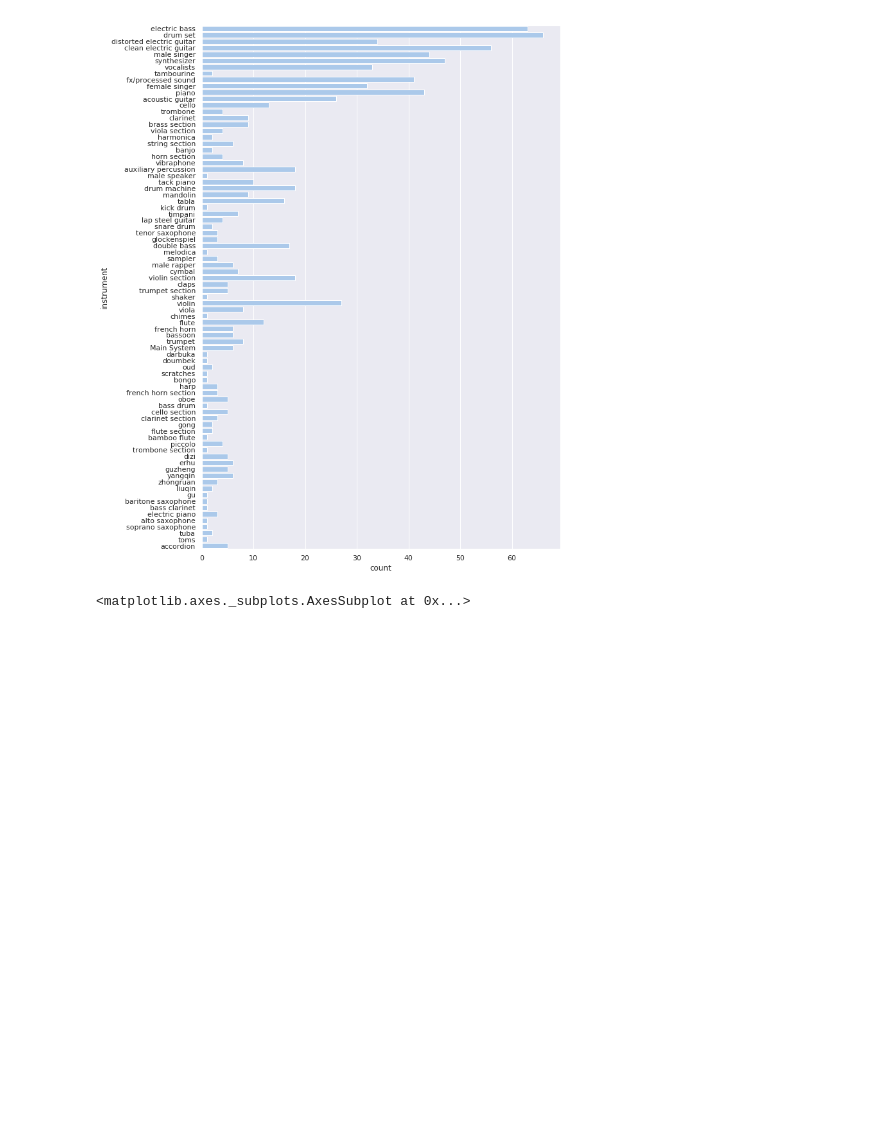
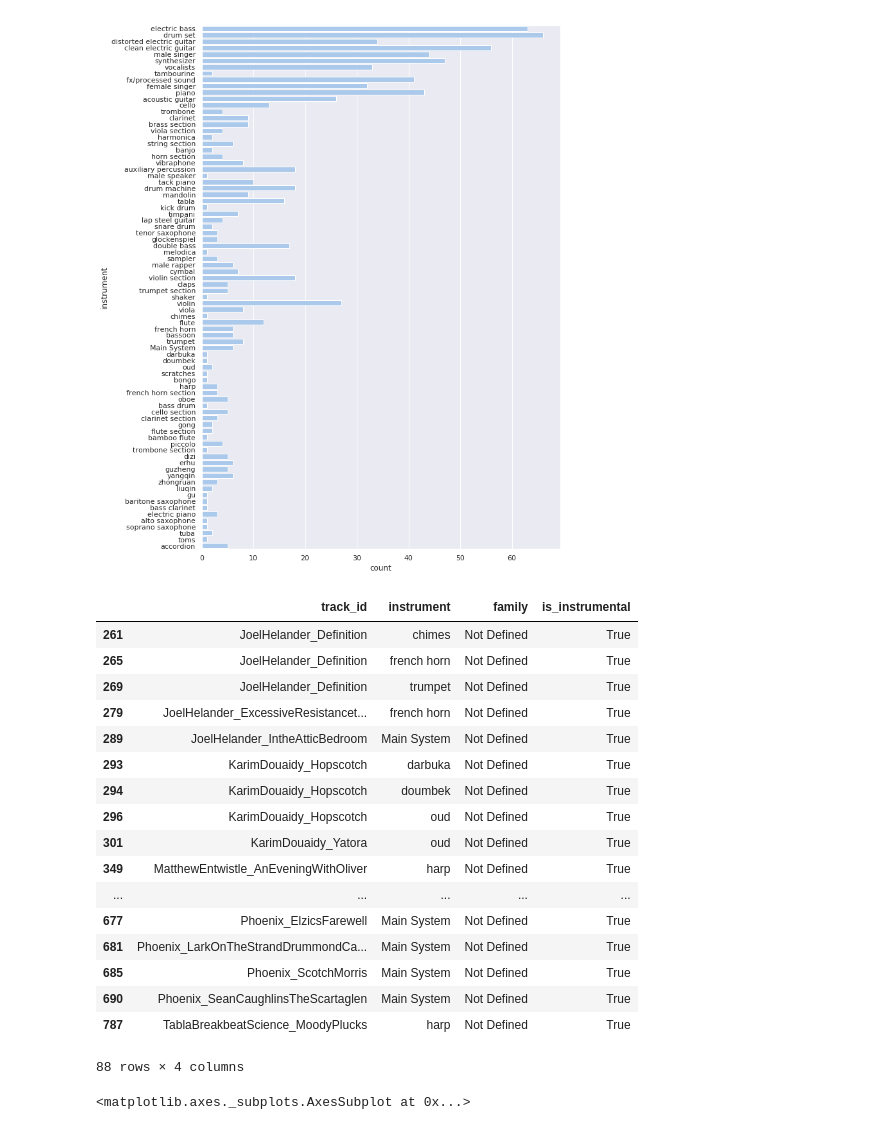
Before and after one commit to shayenne/vocaldetection, a Jupyter notebook: scripts/MixMedleyDB.ipynb, the cells around one changed output. Cells and saved outputs as stored; diff of their text form; code cells hidden in the pictures; blank space fills up the shorter version.

```diff
--- a/scripts/MixMedleyDB.ipynb
+++ b/scripts/MixMedleyDB.ipynb
@@ -184,3 +175,25 @@ sns.countplot(y='instrument', data=df, color="b")
 # %% [output]
 <matplotlib.axes._subplots.AxesSubplot at 0x...>
 [figure]
+# %%
+teste = df.loc[df['family'] == 'Not Defined']
+teste
+# %% [output]
+|  | track_id | instrument | family | is_instrumental |
+| 261 | JoelHelander_Definition | chimes | Not Defined | True |
+| 265 | JoelHelander_Definition | french horn | Not Defined | True |
+| 269 | JoelHelander_Definition | trumpet | Not Defined | True |
+| 279 | JoelHelander_ExcessiveResistancet... | french horn | Not Defined | True |
+| 289 | JoelHelander_IntheAtticBedroom | Main System | Not Defined | True |
+| 293 | KarimDouaidy_Hopscotch | darbuka | Not Defined | True |
+| 294 | KarimDouaidy_Hopscotch | doumbek | Not Defined | True |
+| 296 | KarimDouaidy_Hopscotch | oud | Not Defined | True |
+| 301 | KarimDouaidy_Yatora | oud | Not Defined | True |
+| 349 | MatthewEntwistle_AnEveningWithOliver | harp | Not Defined | True |
+| ... | ... | ... | ... | ... |
+| 677 | Phoenix_ElzicsFarewell | Main System | Not Defined | True |
+| 681 | Phoenix_LarkOnTheStrandDrummondCa... | Main System | Not Defined | True |
+| 685 | Phoenix_ScotchMorris | Main System | Not Defined | True |
+| 690 | Phoenix_SeanCaughlinsTheScartaglen | Main System | Not Defined | True |
+| 787 | TablaBreakbeatScience_MoodyPlucks | harp | Not Defined | True |
+88 rows × 4 columns
```
Also changed, not shown: parts of 6 cells of this notebook, 1 other file.
